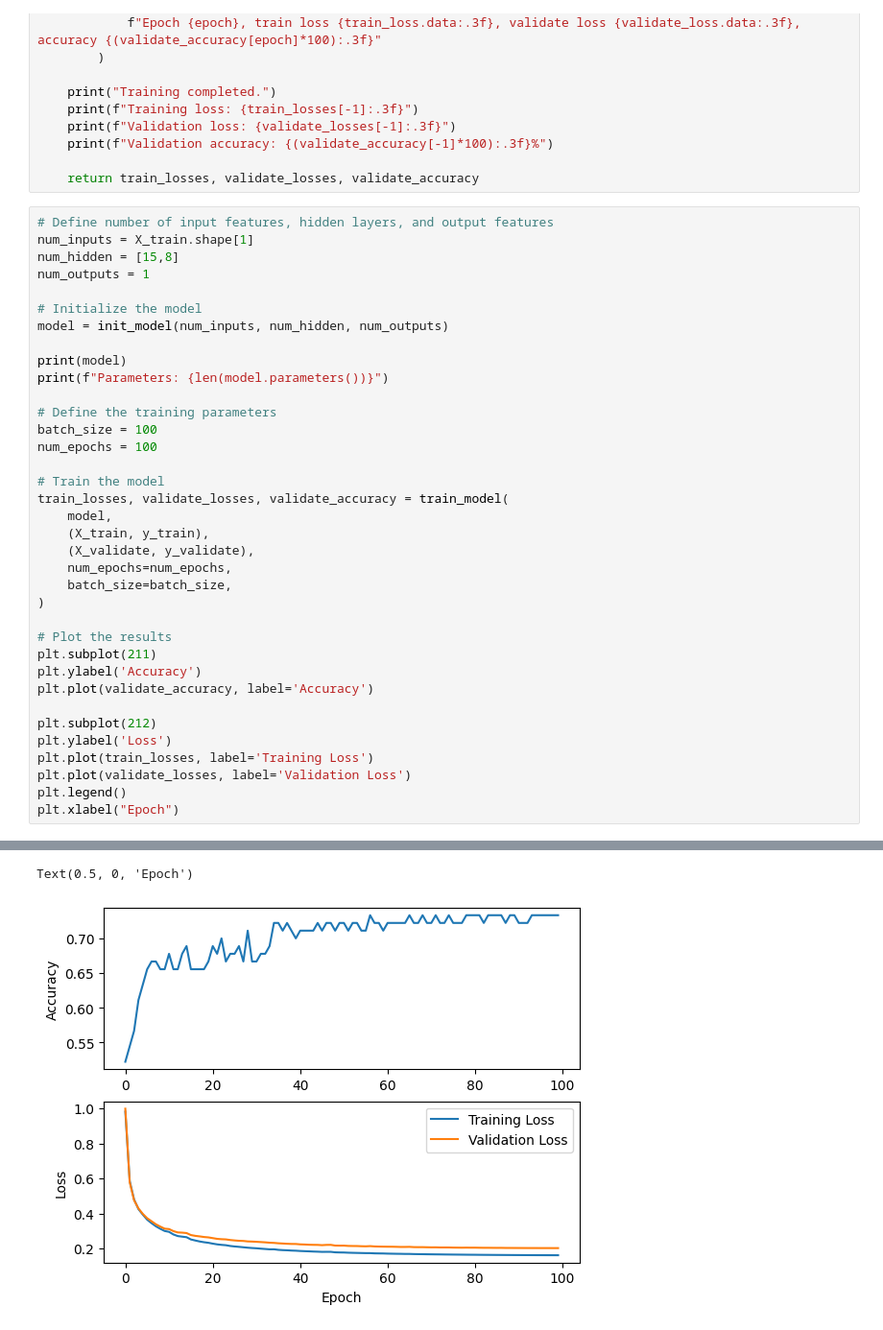
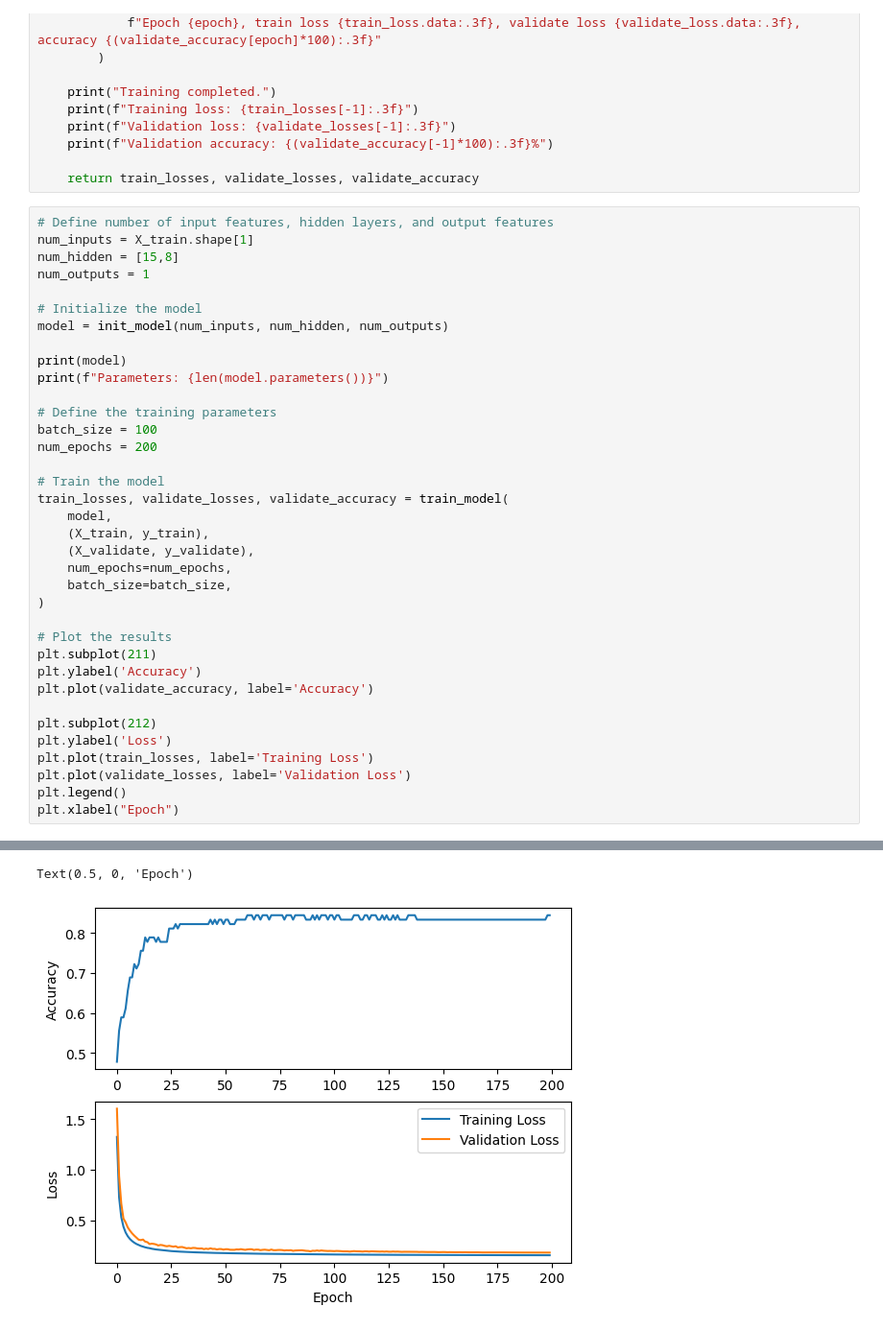
Before and after one commit to zirkelc/micrograd-titanic, a Jupyter notebook: micrograd.ipynb, the cells around one changed output, grey strips where cells are left out. Shown at 96% size. Cells and saved outputs as stored; diff of their text form.

```diff
--- a/micrograd.ipynb
+++ b/micrograd.ipynb
@@ -401,7 +401,7 @@ print(f"Parameters: {len(model.parameters())}")
 
 # Define the training parameters
 batch_size = 100
-num_epochs = 100
+num_epochs = 200
 
 # Train the model
 train_losses, validate_losses, validate_accuracy = train_model(
@@ -444,5 +444,5 @@ Validation accuracy: 73.333%
 Text(0.5, 0, 'Epoch')
-[figure, old version]
+[figure, new version]
 # %%
 # Input features from the scaled test dataset
 test_features = test_scaled_df.to_numpy()
```
Also changed, not shown: parts of 3 cells of this notebook.
